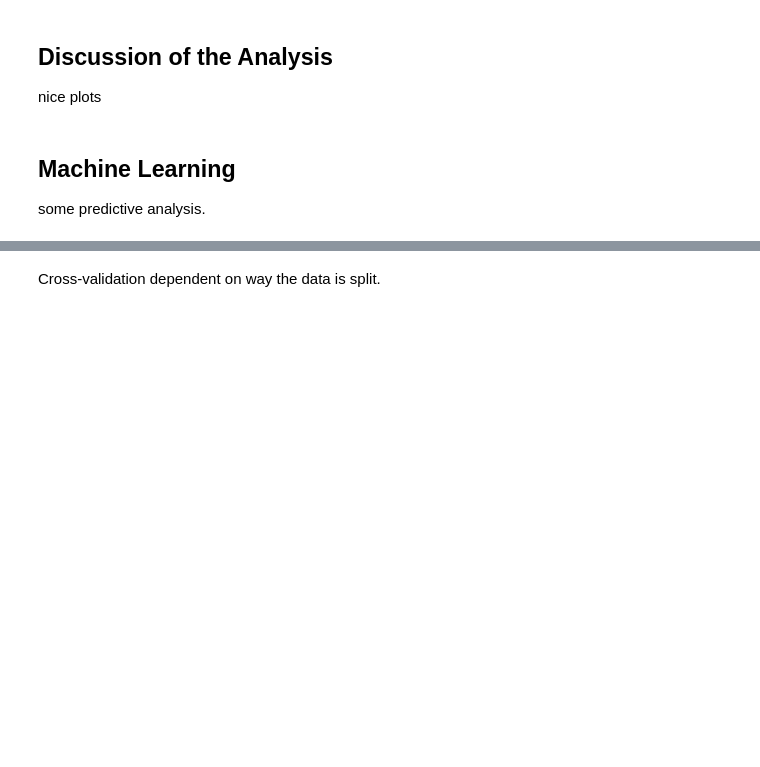
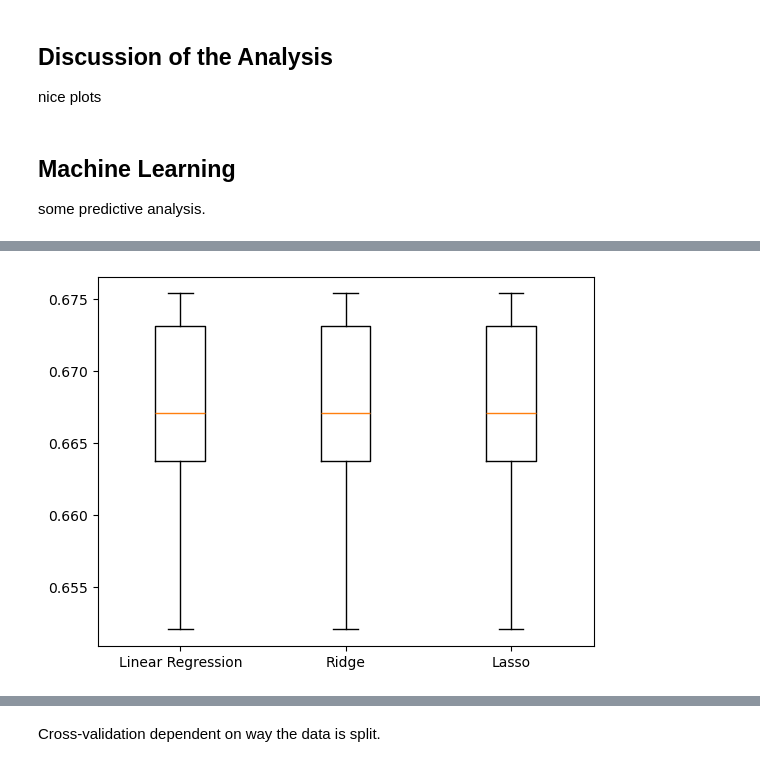
Before and after one commit to IreneKilgannon/PFDA, a Jupyter notebook: PFDA-project/wind.ipynb, the cells around one changed output, grey strips where cells are left out. Cells and saved outputs as stored; diff of their text form; code cells hidden in the pictures; blank space fills up the shorter version.

```diff
--- a/PFDA-project/wind.ipynb
+++ b/PFDA-project/wind.ipynb
@@ -563,27 +578,29 @@ for name, model in models.items():
 # %%
 from sklearn.preprocessing import StandardScaler
 
 scaler = StandardScaler()
 
 X_train_scaled = scaler.fit_transform(X_train)
 X_test_scaled = scaler.transform(X_test)
 
 models = {"Linear Regression": LinearRegression(), "Ridge": Ridge(alpha=0.001), "Lasso": Lasso(alpha=0.001)}
 results = []
 
 # Loop through the models' values
 for model in models.values():
-  kf = KFold(n_splits=6, random_state=42, shuffle=True)
+  kf = KFold(n_splits=6, random_state=241, shuffle=True)
 
   # Perform cross-validation
   cv_scores = cross_val_score(model, X_train_scaled, y_train, cv=kf)
 
   # Append the results
   results.append(cv_scores)
 
 # Create a box plot of the results
-plt.boxplot(results, labels=models.keys())
+plt.boxplot(results, tick_labels=models.keys())
 plt.show()
+# %% [output]
+[figure, added]
 # %%
 for name, model in models.items():
     model.fit(X_train_scaled, y_train)
```
Also changed, not shown: parts of 24 cells of this notebook.
